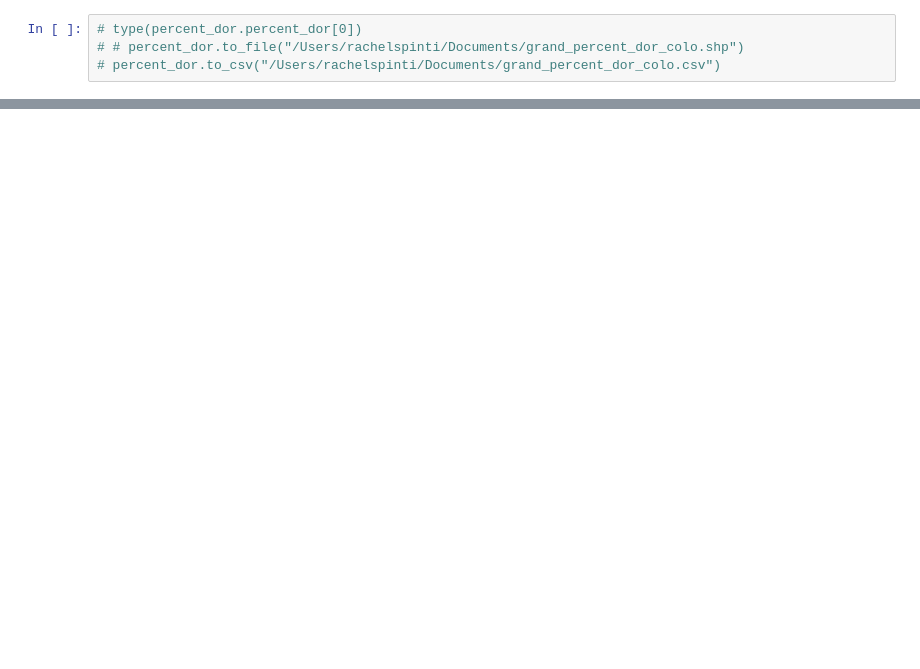
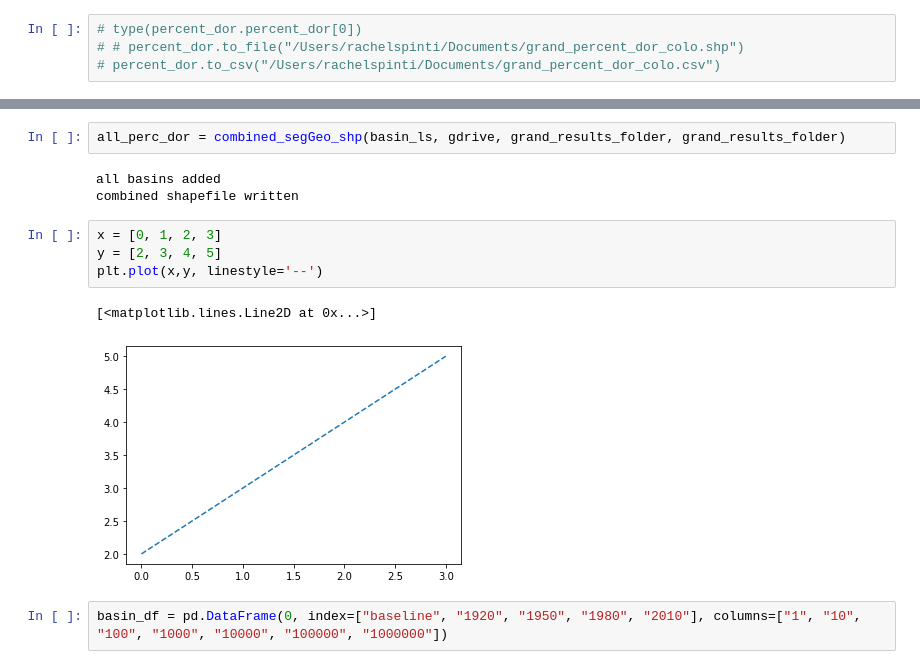
Before and after one commit to rspinti/River_bifurcation, a Jupyter notebook: archive/Rachel_testing/analysis_testing/analysis_testing.ipynb, the cells around one changed output, grey strips where cells are left out. Drawn from its saved outputs; the diff is of its cells as text; blank space fills up the shorter version.

```diff
--- a/archive/Rachel_testing/analysis_testing/analysis_testing.ipynb
+++ b/archive/Rachel_testing/analysis_testing/analysis_testing.ipynb
@@ -83,0 +207,14 @@ numpy.float64
+# %%
+all_perc_dor = combined_segGeo_shp(basin_ls, gdrive, grand_results_folder, grand_results_folder)
+# %% [output]
+all basins added
+combined shapefile written
+# %%
+x = [0, 1, 2, 3]
+y = [2, 3, 4, 5]
+plt.plot(x,y, linestyle='--')
+# %% [output]
+[<matplotlib.lines.Line2D at 0x...>]
+[figure, added]
+# %%
+basin_df = pd.DataFrame(0, index=["baseline", "1920", "1950", "1980", "2010"], columns=["1", "10", "100", "1000", "10000", "100000", "1000000"])
```
Also changed, not shown: parts of 28 cells of this notebook, 1 other file.
